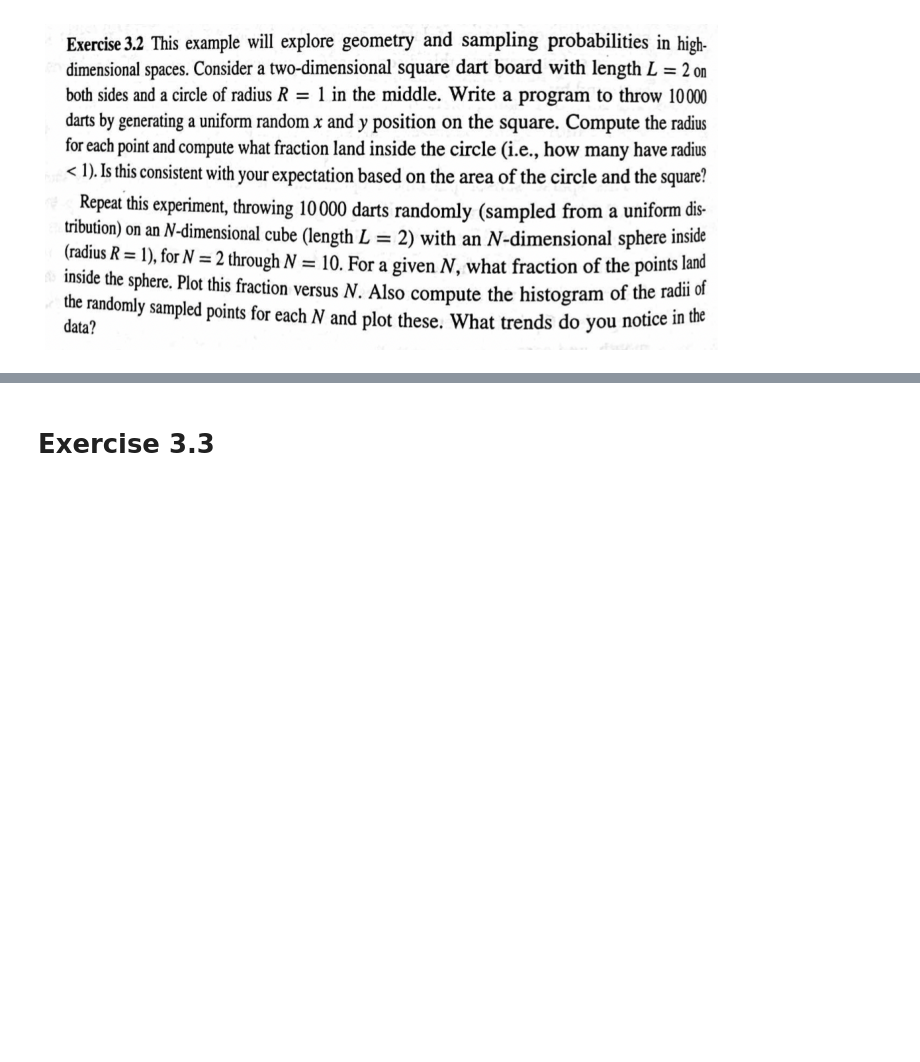
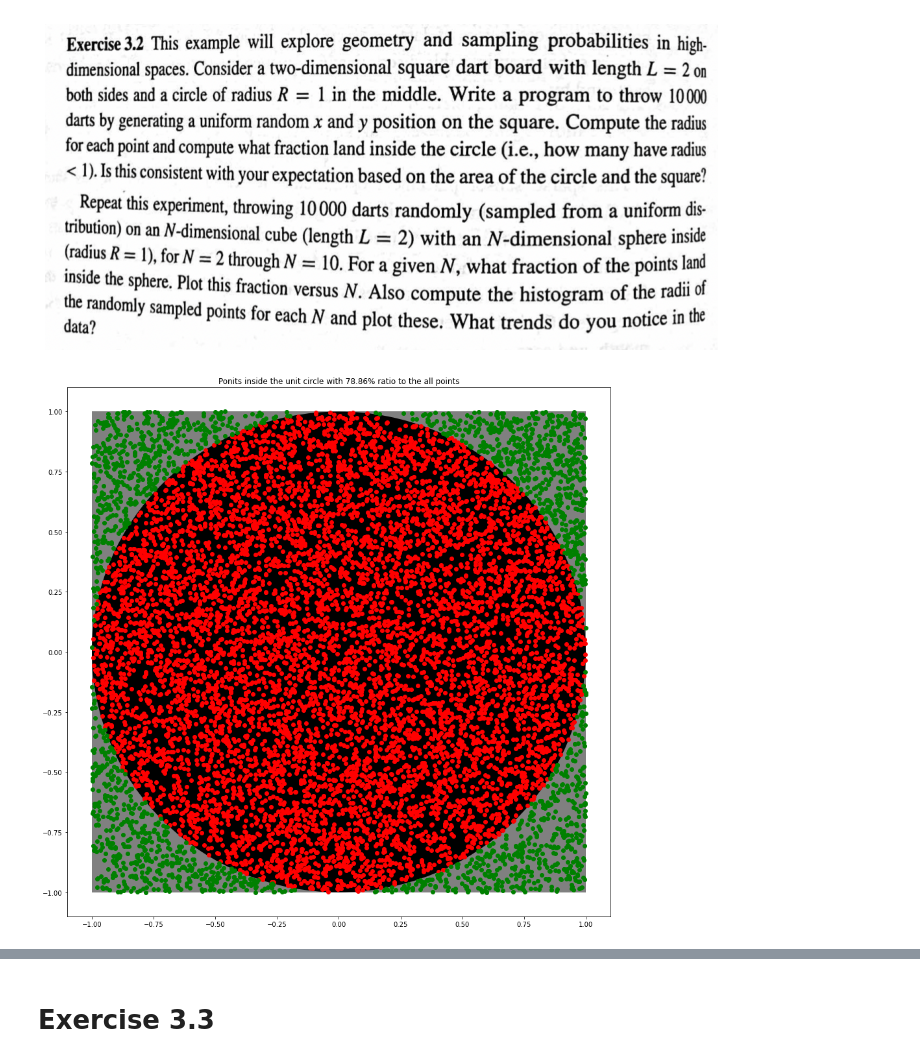
Before and after one commit to Saizt/UH-Pattern-Recognition, a Jupyter notebook: Ex 3.2, 3.3, 3.6/Ex 3.2, 3.3, 3.6.ipynb, the cells around one changed output, grey strips where cells are left out. Cells and saved outputs as stored; diff of their text form; code cells hidden in the pictures; blank space fills up the shorter version.

```diff
--- a/Ex 3.2, 3.3, 3.6/Ex 3.2, 3.3, 3.6.ipynb
+++ b/Ex 3.2, 3.3, 3.6/Ex 3.2, 3.3, 3.6.ipynb
@@ -9,3 +14,21 @@ plt.imshow(plt.imread('./ex3.2.png'))
 plt.axis('off');
 # %% [output]
 [figure]
+# %%
+L = 2
+R = 1
+N = 10000
+
+dataset = pd.DataFrame(np.vstack((sp.uniform(-1,2).rvs(N), sp.uniform(-1,2).rvs(N))).reshape(-1,2), columns=['x','y'])
+circle_pts = dataset[(dataset.iloc[:,0]**2 + dataset.iloc[:,1]**2 <= 1)]
+square_pts = dataset[~(dataset.iloc[:,0]**2 + dataset.iloc[:,1]**2 <= 1)]
+
+f, ax = plt.subplots(figsize=(15,15))
+
+ax.add_patch(Rectangle((-1,-1), L, L, fill=True, facecolor='gray'))
+ax.add_patch(Circle((0,0), R, fill=True, facecolor='black' ))
+ax.scatter(circle_pts.iloc[:,0], circle_pts.iloc[:,1], color='red')
+ax.scatter(square_pts.iloc[:,0], square_pts.iloc[:,1], color='green')
+ax.set_title('Ponits inside the unit circle with {}% ratio to the all points'.format(circle_pts.shape[0]/N * 100));
+# %% [output]
+[figure, added]
```
Also changed, not shown: parts of 9 cells of this notebook.
